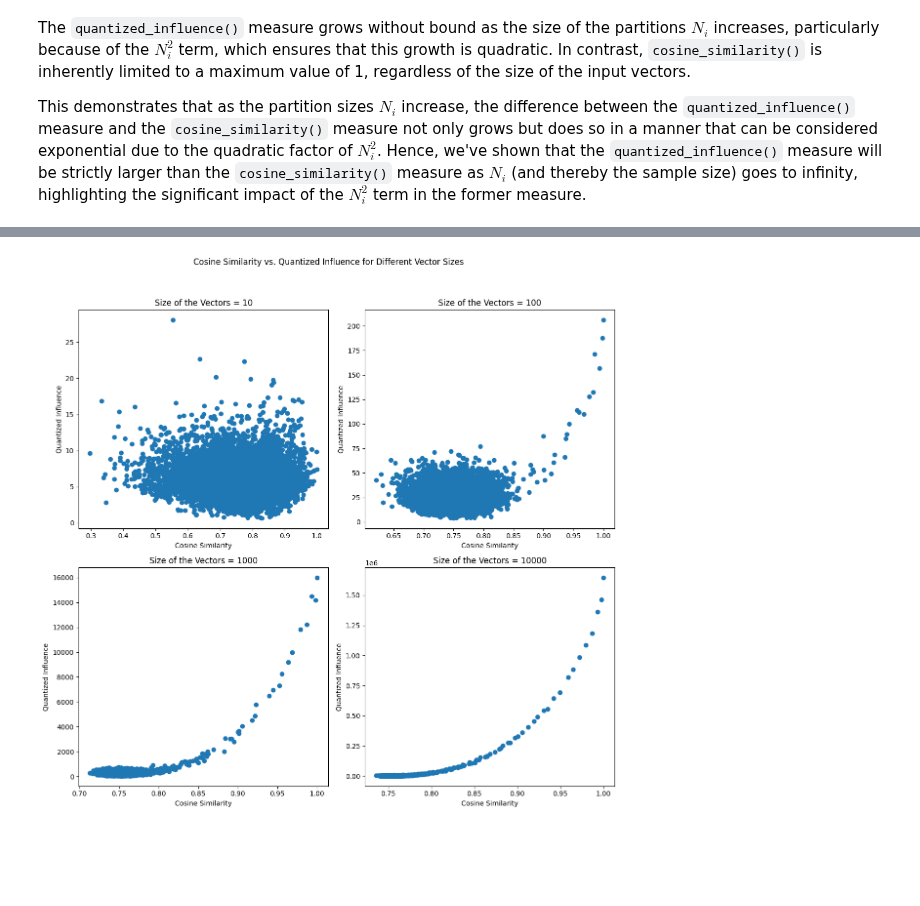
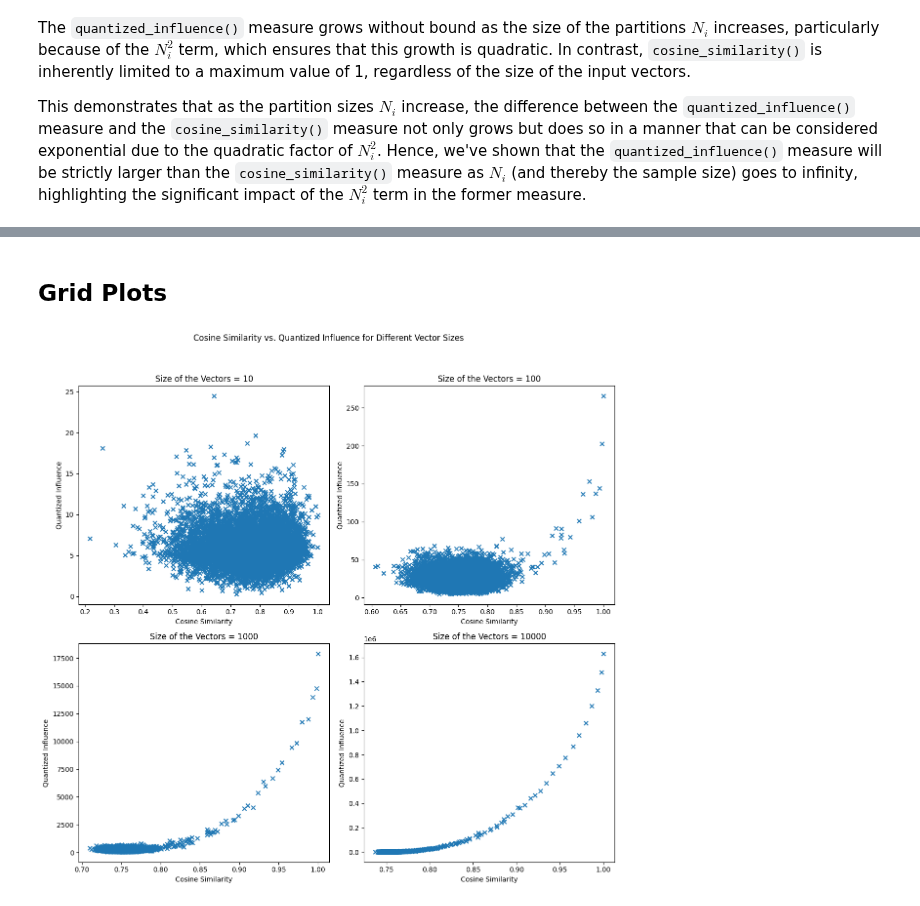
Before and after one commit to yiqiao-yin/WYNAssociates, a Jupyter notebook: docs/ref-deeplearning/ex28 - quantized influence versus cosine similarity.ipynb, the cells around one changed output, grey strips where cells are left out. Cells and saved outputs as stored; diff of their text form; code cells hidden in the pictures; blank space fills up the shorter version.

```diff
--- a/docs/ref-deeplearning/ex28 - quantized influence versus cosine similarity.ipynb
+++ b/docs/ref-deeplearning/ex28 - quantized influence versus cosine similarity.ipynb
@@ -268,32 +266,34 @@ plt.show()
+# %% [markdown]
+## Grid Plots
 # %%
 # Initialize the plot
 fig, axs = plt.subplots(2, 2, figsize=(12, 12))
 fig.suptitle('Cosine Similarity vs. Quantized Influence for Different Vector Sizes')
 
 # Vector sizes to test
 n_values = [10, 100, 1000, 10000]
 
 for ax, n in zip(axs.flatten(), n_values):
     list_of_k = []
     list_of_c_scores = []
     list_of_q_scores = []
     for k in np.arange(0.001, 1000, 0.1):
         arr1 = np.random.rand(n)  # Example array 1
         arr2 = arr1 + np.random.rand(n) * k  # Example array 2
 
         c_score = cosine_similarity(arr1, arr2)
         q_score = quantized_influence(arr1, arr2)
 
         list_of_k.append(k)
         list_of_c_scores.append(c_score)
         list_of_q_scores.append(q_score)
 
-    ax.scatter(list_of_c_scores, list_of_q_scores)
+    ax.scatter(list_of_c_scores, list_of_q_scores, marker="x")
     ax.set_xlabel('Cosine Similarity')
     ax.set_ylabel('Quantized Influence')
     ax.set_title(f'Size of the Vectors = {n}')
 
 plt.tight_layout(rect=[0, 0.03, 1, 0.95])
 plt.show()
 # %% [output]
-[figure, old version]
+[figure, new version]
```
Also changed, not shown: parts of 14 cells of this notebook.
